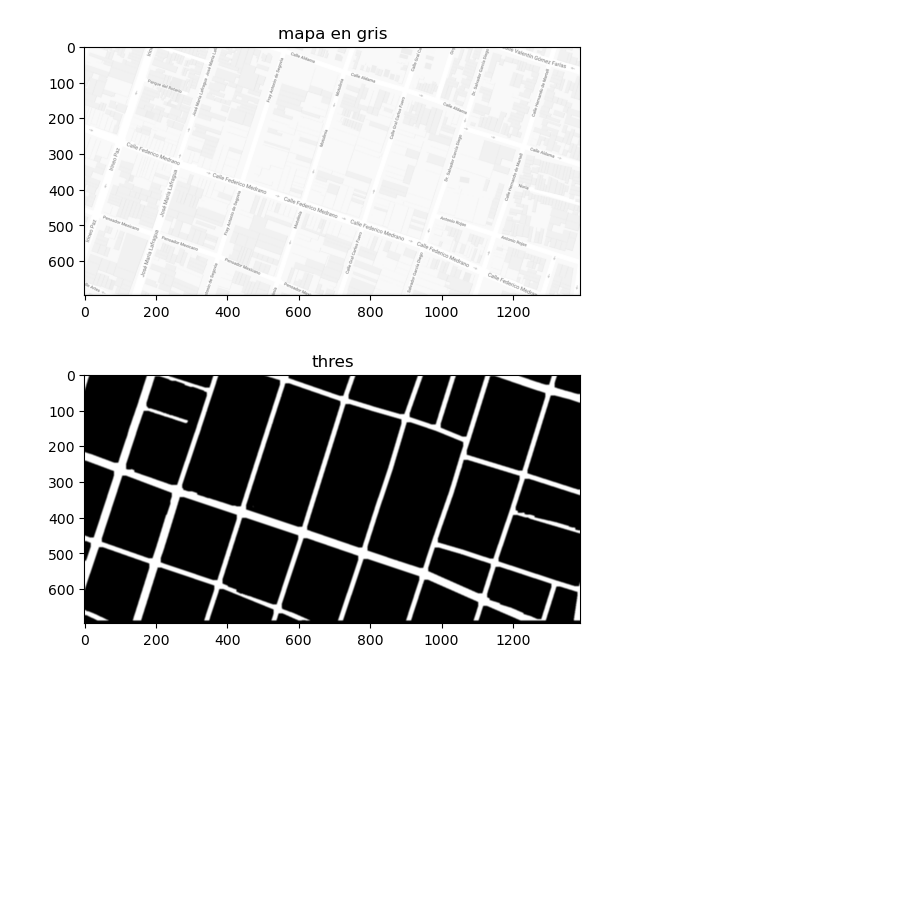
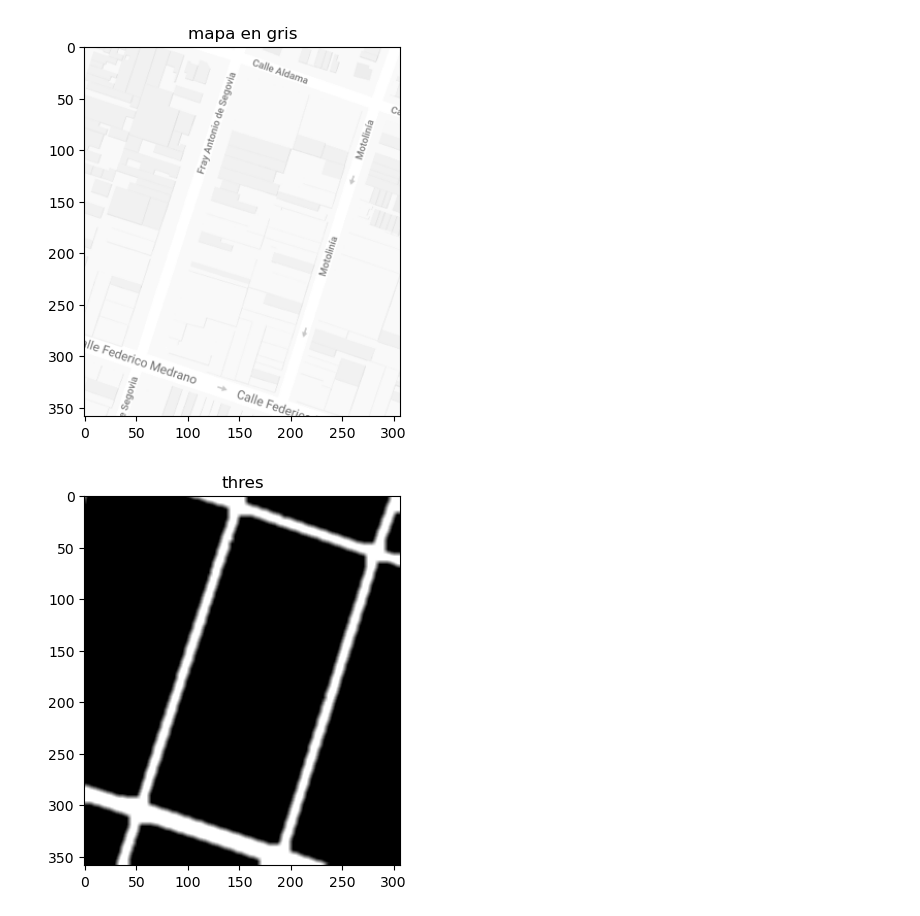
Before and after one commit to christian-munoz-rdz/ssp_de_algoritmia, a Jupyter notebook: Tareas/tarea09_algoritmo_prim/main.ipynb, the cells around one changed output. Drawn from its saved outputs; the diff is of its cells as text; code cells hidden in the pictures; blank space fills up the shorter version.

```diff
--- a/Tareas/tarea09_algoritmo_prim/main.ipynb
+++ b/Tareas/tarea09_algoritmo_prim/main.ipynb
@@ -28,12 +31,12 @@ def prim(grafo):
 # %%
-mapa=cv2.imread('mapa1.png')
+mapa=cv2.imread('mapa4.png')
 gray = cv2.cvtColor(mapa,cv2.COLOR_BGR2GRAY)
-plt_gray = cv2.cvtColor(gray, cv2.COLOR_BGR2RGB)
-plt.imshow(plt_gray)
-plt.title('mapa en gris')
-plt.show()
+plt_gray = cv2.cvtColor(gray, cv2.COLOR_BGR2RGB) #cambiamos el orden de los canales para que matplotlib lo muestre correctamente
+plt.imshow(plt_gray) #mostramos la imagen
+plt.title('mapa en gris') #le ponemos titulo
+plt.show() #mostramos la imagen
 # %% [output]
-[figure, old version]
+[figure, new version]
 # %%
 ret,th1 = cv2.threshold(gray,254,255,cv2.THRESH_BINARY)
 kernel = np.ones((11,11), np.uint8)
@@ -46,7 +49,7 @@ plt.imshow(plt_th1)
 plt.title('thres')
 plt.show()
 # %% [output]
-[figure, old version]
+[figure, new version]
 # %%
 dst = cv2.cornerHarris(th1,2,3,0.05)
 ret, dst = cv2.threshold(dst,0.04*dst.max(),255,0)
```
Also changed, not shown: parts of 4 cells of this notebook.
